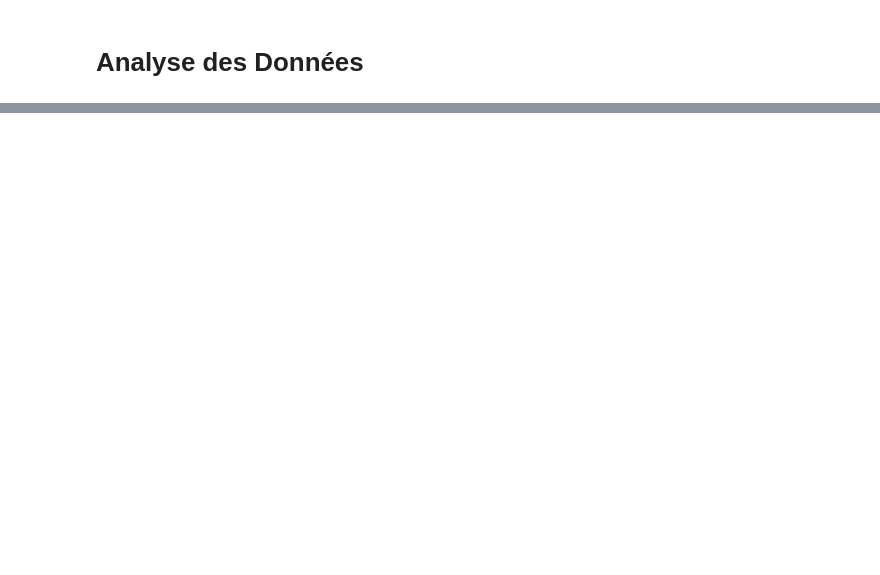
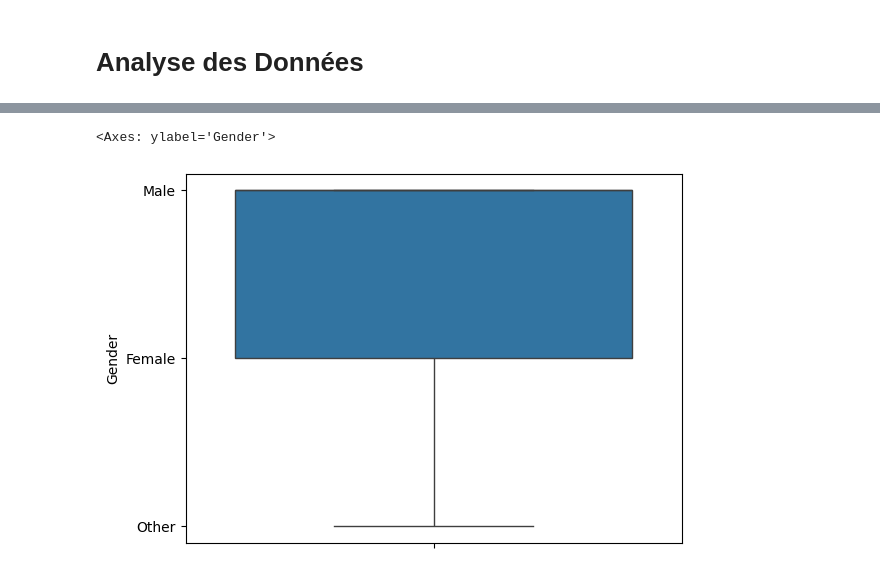
Before and after one commit to khelifaYacine/Menace-des-r-seaux-sociaux-, a Jupyter notebook: EDA_Temps_perdu_reseaux_sociaux.ipynb, the cells around one changed output, grey strips where cells are left out. Cells and saved outputs as stored; diff of their text form; code cells hidden in the pictures; blank space fills up the shorter version.

```diff
--- a/EDA_Temps_perdu_reseaux_sociaux.ipynb
+++ b/EDA_Temps_perdu_reseaux_sociaux.ipynb
@@ -20,0 +86,5 @@ df.head()
+# %%
+sns.boxplot (df["Gender"])
+# %% [output]
+<Axes: ylabel='Gender'>
+[figure, added]
```
Also changed, not shown: parts of 8 cells of this notebook.
